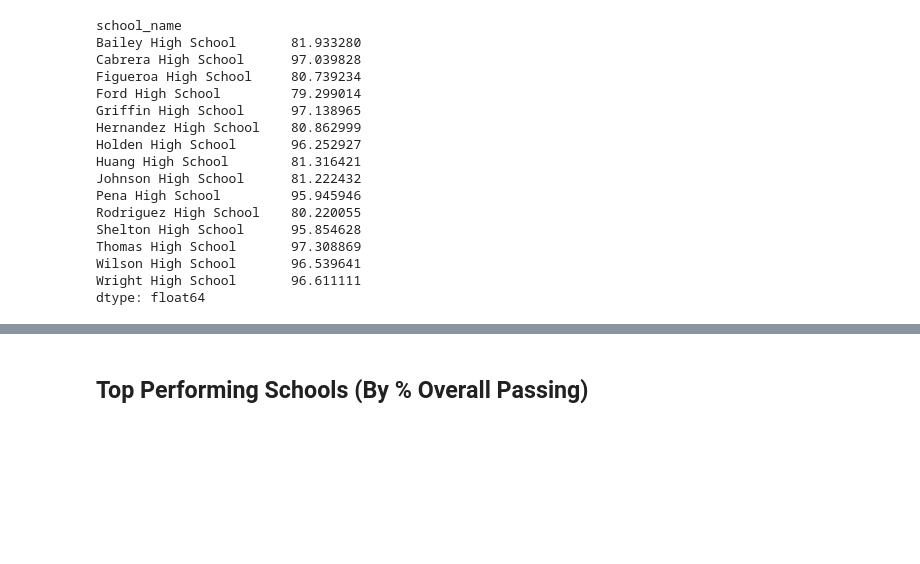
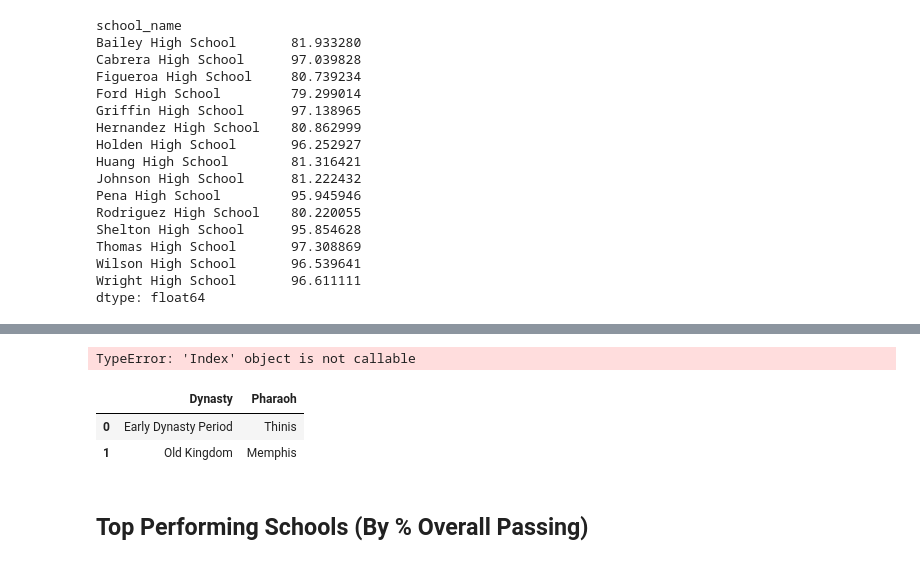
Before and after one commit to JohnMowry77/pandas-challenge, a Jupyter notebook: PyCitySchools/PyCitySchools_starter.ipynb, the cells around one changed output, grey strips where cells are left out. Saved outputs shown, nothing was run; the diff lists cells and outputs as text; code cells hidden in the pictures; blank space fills up the shorter version.

```diff
--- a/PyCitySchools/PyCitySchools_starter.ipynb
+++ b/PyCitySchools/PyCitySchools_starter.ipynb
@@ -601,0 +609,4 @@ school_summary_df
+# %%
+school_summary.columns()
+# %% [output]
+TypeError: 'Index' object is not callable
@@ -609,6 +626,20 @@ school_summary_df
 # a boolean array
 
 # doesn't sound like you will use df.iloc for that
+# %%
+# Create a dataframe to hold the above results
+# Convert a single dictionary containing lists into a dataframe
+# dictionary will have9 keys
+pharaoh_df = pd.DataFrame(
+    {"Dynasty": ["Early Dynasty Period", "Old Kingdom"],
+     "Pharaoh": ["Thinis", "Memphis"]
+     }
+)
+pharaoh_df
+# %% [output]
+|  | Dynasty | Pharaoh |
+| 0 | Early Dynasty Period | Thinis |
+| 1 | Old Kingdom | Memphis |
 # %% [markdown]
 ## Top Performing Schools (By % Overall Passing)
 # %% [markdown]
```
Also changed, not shown: parts of 10 cells of this notebook.
